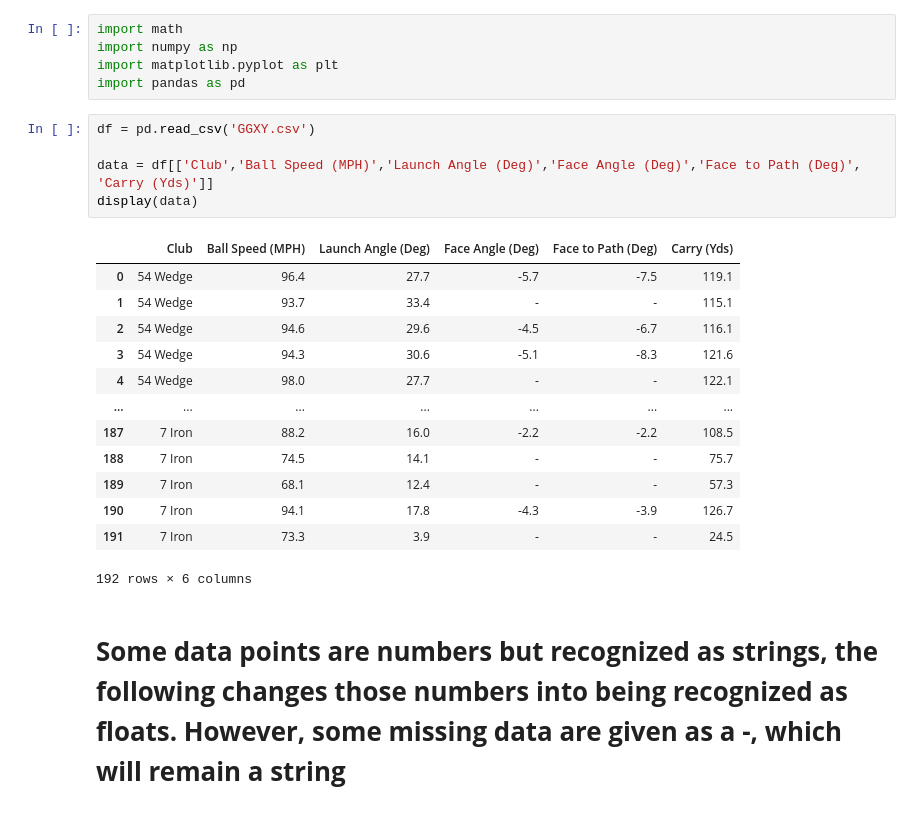
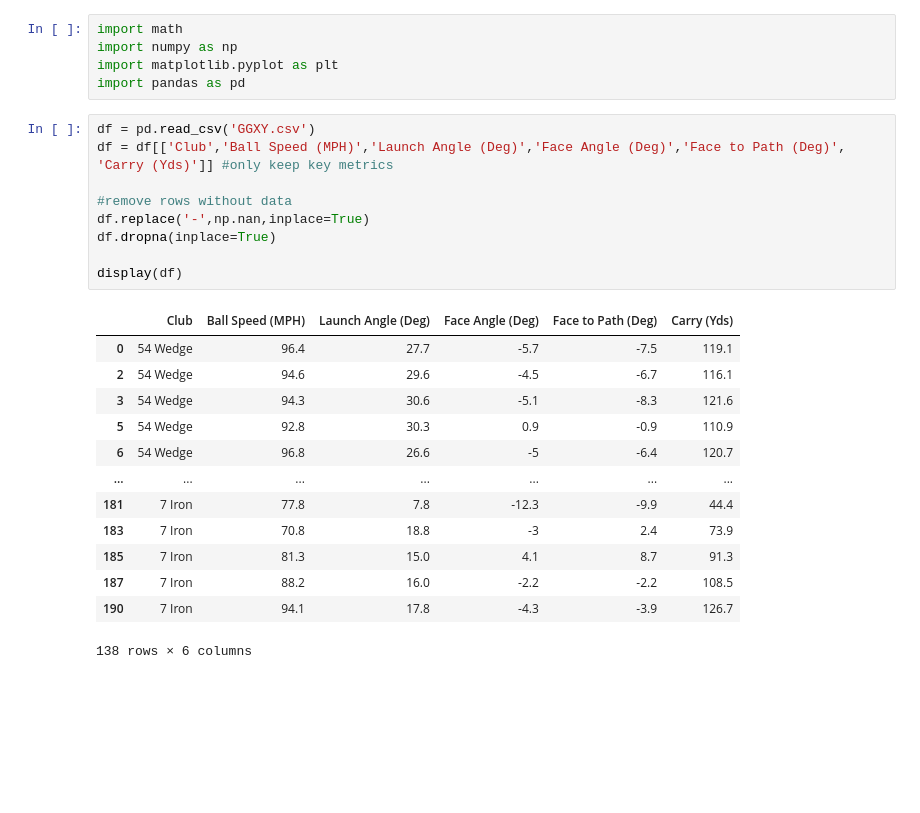
Before and after one commit to ericaking1/golfanalytics, a Jupyter notebook: golfanalytics.ipynb, the cells around one changed output. Cells and saved outputs as stored; diff of their text form; blank space fills up the shorter version.

```diff
--- a/golfanalytics.ipynb
+++ b/golfanalytics.ipynb
@@ -5,23 +5,25 @@ import matplotlib.pyplot as plt
 import pandas as pd
 # %%
 df = pd.read_csv('GGXY.csv')
+df = df[['Club','Ball Speed (MPH)','Launch Angle (Deg)','Face Angle (Deg)','Face to Path (Deg)', 'Carry (Yds)']] #only keep key metrics
 
-data = df[['Club','Ball Speed (MPH)','Launch Angle (Deg)','Face Angle (Deg)','Face to Path (Deg)', 'Carry (Yds)']]
-display(data)
+#remove rows without data
+df.replace('-',np.nan,inplace=True)
+df.dropna(inplace=True)
+
+display(df)
 # %% [output]
 |  | Club | Ball Speed (MPH) | Launch Angle (Deg) | Face Angle (Deg) | Face to Path (Deg) | Carry (Yds) |
 | 0 | 54 Wedge | 96.4 | 27.7 | -5.7 | -7.5 | 119.1 |
-| 1 | 54 Wedge | 93.7 | 33.4 | - | - | 115.1 |
 | 2 | 54 Wedge | 94.6 | 29.6 | -4.5 | -6.7 | 116.1 |
 | 3 | 54 Wedge | 94.3 | 30.6 | -5.1 | -8.3 | 121.6 |
-| 4 | 54 Wedge | 98.0 | 27.7 | - | - | 122.1 |
+| 5 | 54 Wedge | 92.8 | 30.3 | 0.9 | -0.9 | 110.9 |
+| 6 | 54 Wedge | 96.8 | 26.6 | -5 | -6.4 | 120.7 |
 | ... | ... | ... | ... | ... | ... | ... |
+| 181 | 7 Iron | 77.8 | 7.8 | -12.3 | -9.9 | 44.4 |
+| 183 | 7 Iron | 70.8 | 18.8 | -3 | 2.4 | 73.9 |
+| 185 | 7 Iron | 81.3 | 15.0 | 4.1 | 8.7 | 91.3 |
 | 187 | 7 Iron | 88.2 | 16.0 | -2.2 | -2.2 | 108.5 |
-| 188 | 7 Iron | 74.5 | 14.1 | - | - | 75.7 |
-| 189 | 7 Iron | 68.1 | 12.4 | - | - | 57.3 |
 | 190 | 7 Iron | 94.1 | 17.8 | -4.3 | -3.9 | 126.7 |
-| 191 | 7 Iron | 73.3 | 3.9 | - | - | 24.5 |
-192 rows × 6 columns
+138 rows × 6 columns
-# %% [markdown]
-# **Some data points are numbers but recognized as strings, the following changes those numbers into being recognized as floats. However, some missing data are given as a -, which will remain a string**
 # %%
```
Also changed, not shown: parts of 18 cells of this notebook.
